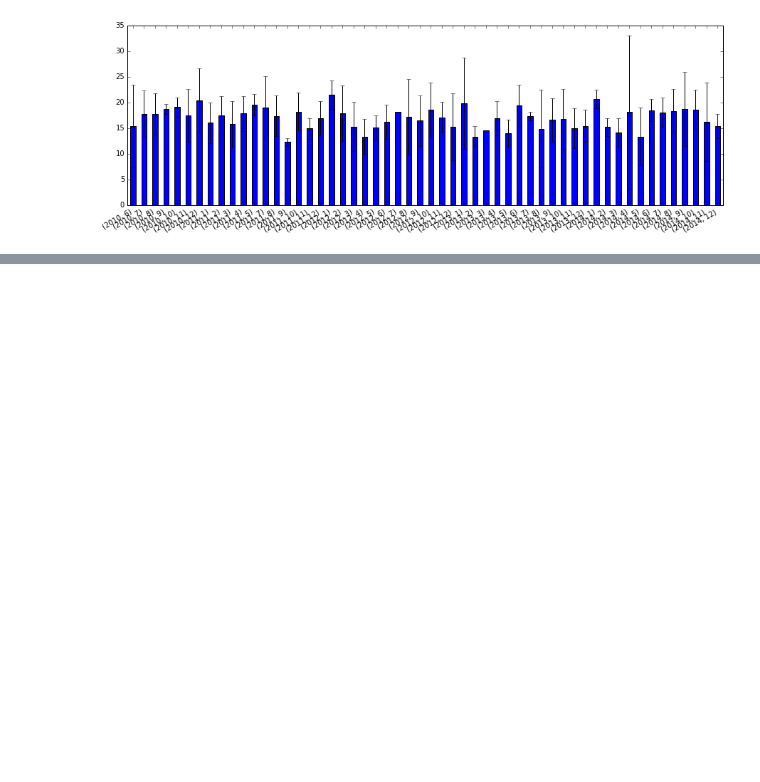
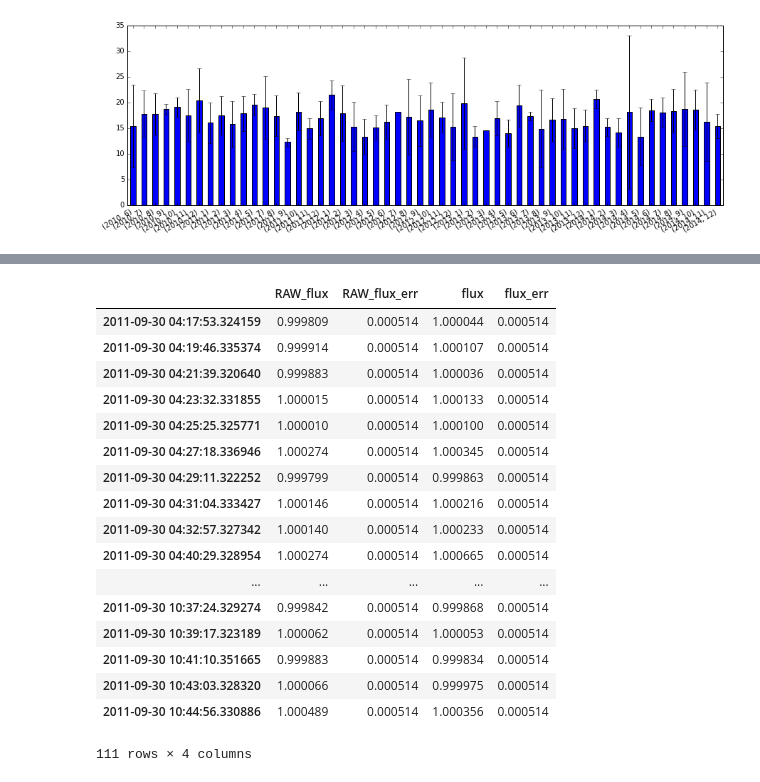
Before and after one commit to Mallcock1/2016-01-11_Sheffield_Notes, a Jupyter notebook: 08-Time-Series-Data.ipynb, the cells around one changed output, grey strips where cells are left out. Drawn from its saved outputs; the diff is of its cells as text; code cells hidden in the pictures; blank space fills up the shorter version.

```diff
--- a/08-Time-Series-Data.ipynb
+++ b/08-Time-Series-Data.ipynb
@@ -424,0 +455,21 @@ HINT: You'll need to treat this data slightly differently. The date here is in J
+# %%
+df
+# %% [output]
+|  | RAW_flux | RAW_flux_err | flux | flux_err |
+| 2011-09-30 04:17:53.324159 | 0.999809 | 0.000514 | 1.000044 | 0.000514 |
+| 2011-09-30 04:19:46.335374 | 0.999914 | 0.000514 | 1.000107 | 0.000514 |
+| 2011-09-30 04:21:39.320640 | 0.999883 | 0.000514 | 1.000036 | 0.000514 |
+| 2011-09-30 04:23:32.331855 | 1.000015 | 0.000514 | 1.000133 | 0.000514 |
+| 2011-09-30 04:25:25.325771 | 1.000010 | 0.000514 | 1.000100 | 0.000514 |
+| 2011-09-30 04:27:18.336946 | 1.000274 | 0.000514 | 1.000345 | 0.000514 |
+| 2011-09-30 04:29:11.322252 | 0.999799 | 0.000514 | 0.999863 | 0.000514 |
+| 2011-09-30 04:31:04.333427 | 1.000146 | 0.000514 | 1.000216 | 0.000514 |
+| 2011-09-30 04:32:57.327342 | 1.000140 | 0.000514 | 1.000233 | 0.000514 |
+| 2011-09-30 04:40:29.328954 | 1.000274 | 0.000514 | 1.000665 | 0.000514 |
+| ... | ... | ... | ... | ... |
+| 2011-09-30 10:37:24.329274 | 0.999842 | 0.000514 | 0.999868 | 0.000514 |
+| 2011-09-30 10:39:17.323189 | 1.000062 | 0.000514 | 1.000053 | 0.000514 |
+| 2011-09-30 10:41:10.351665 | 0.999883 | 0.000514 | 0.999834 | 0.000514 |
+| 2011-09-30 10:43:03.328320 | 1.000066 | 0.000514 | 0.999975 | 0.000514 |
+| 2011-09-30 10:44:56.330886 | 1.000489 | 0.000514 | 1.000356 | 0.000514 |
+111 rows × 4 columns
```
Also changed, not shown: parts of 14 cells of this notebook.
